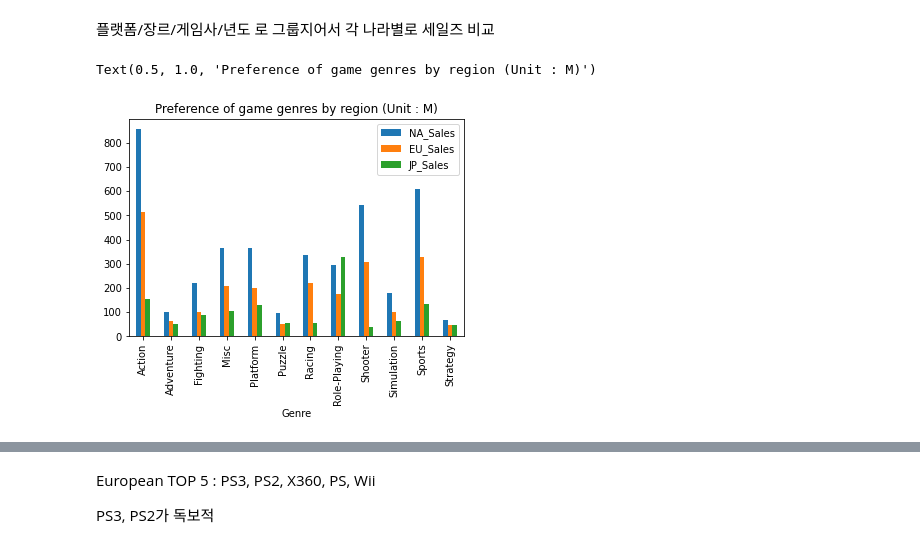
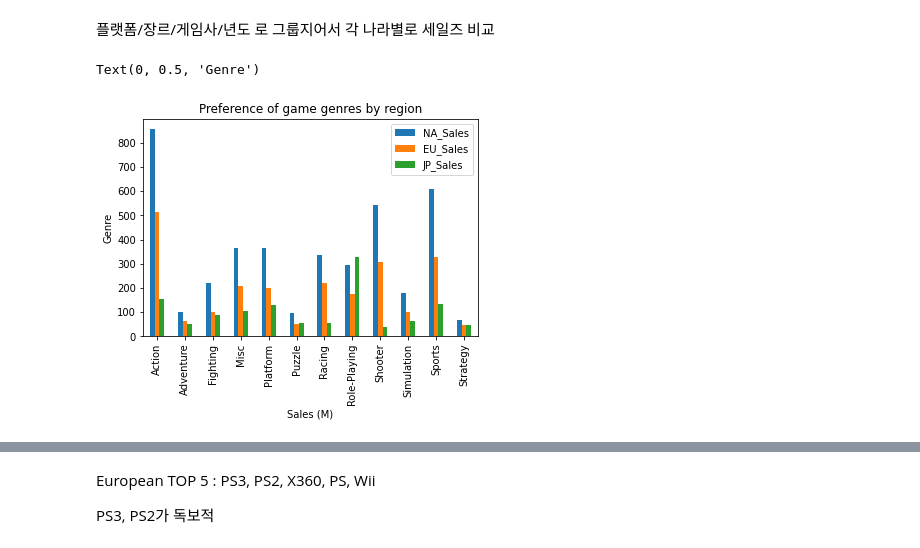
Before and after one commit to threegenie/vgames_project, a Jupyter notebook: game_data.ipynb, the cells around one changed output, grey strips where cells are left out. Saved outputs shown, nothing was run; the diff lists cells and outputs as text; code cells hidden in the pictures.

```diff
--- a/game_data.ipynb
+++ b/game_data.ipynb
@@ -230,12 +230,14 @@ dtype: object
 # %%
 #지역에 따른 게임 장르 선호도 - 매출액 비교
 gr = df[['Genre','NA_Sales','EU_Sales','JP_Sales']]
 gr = gr.groupby('Genre').sum()/1000000 #단위 M
 
 #label = ['Action','Adventure','Fighting','Misc','Platform','Puzzle','Racing','Role-Playing','Shooter','Simulation','Sports','Strategy']
 
 gr.plot(kind='bar')
-plt.title('Preference of game genres by region (Unit : M)')
+plt.title('Preference of game genres by region')
+plt.xlabel('Sales (M)')
+plt.ylabel('Genre')
 # %% [output]
-Text(0.5, 1.0, 'Preference of game genres by region (Unit : M)')
+Text(0, 0.5, 'Genre')
-[figure, old version]
+[figure, new version]
```
Also changed, not shown: parts of 11 cells of this notebook.
